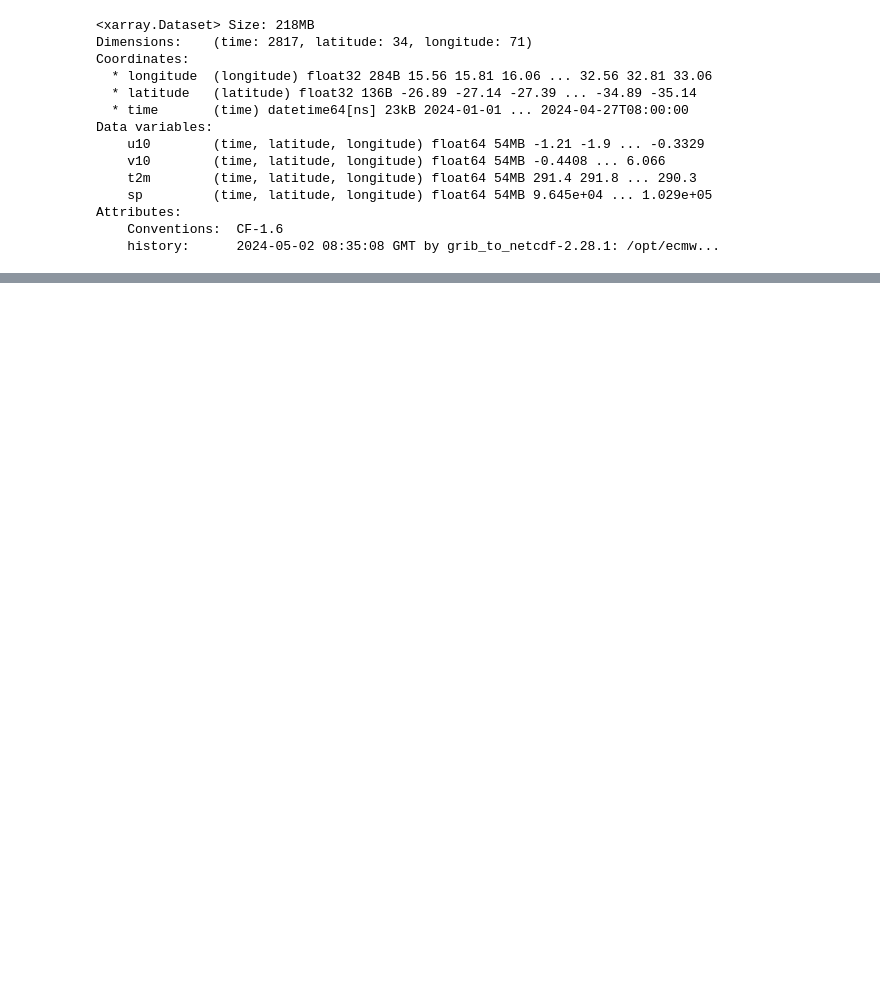
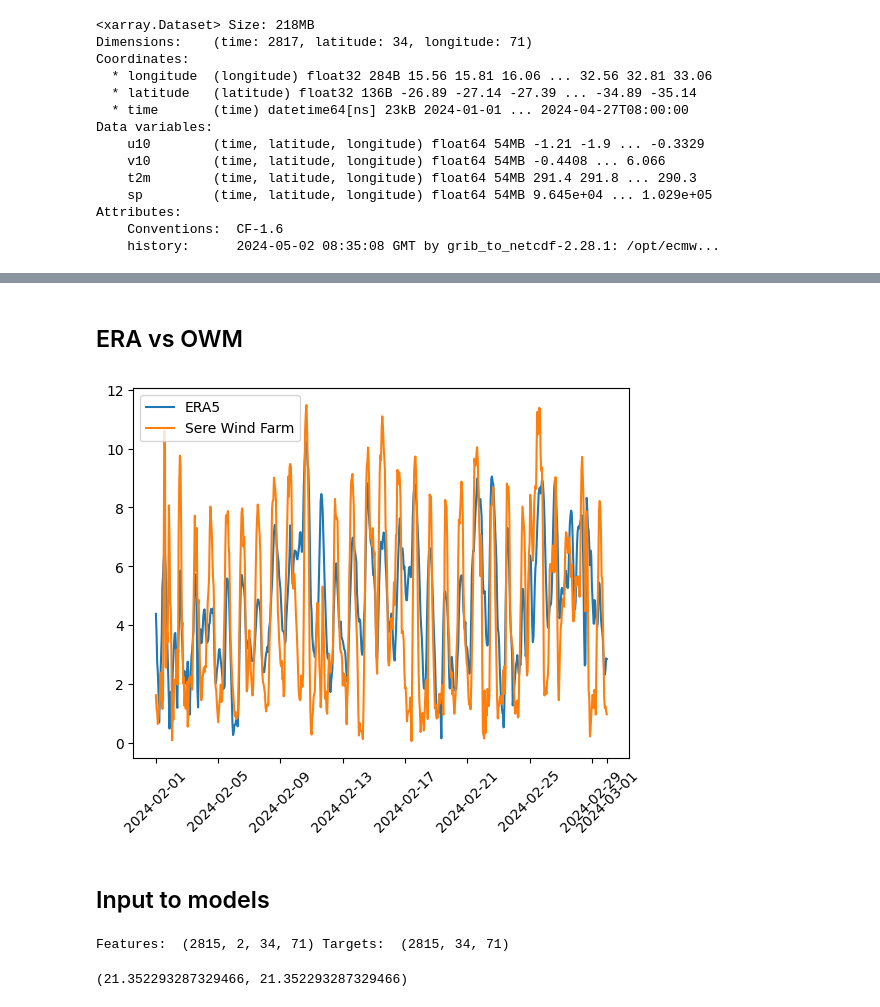
Before and after one commit to Divanvdb/Forecasting_Tools, a Jupyter notebook: 7_DataAnalysis.ipynb, the cells around one changed output, grey strips where cells are left out. Saved outputs shown, nothing was run; the diff lists cells and outputs as text; code cells hidden in the pictures; blank space fills up the shorter version.

```diff
--- a/7_DataAnalysis.ipynb
+++ b/7_DataAnalysis.ipynb
@@ -64,0 +112,19 @@ plt.show()
+# %% [markdown]
+## ERA vs OWM
+# %%
+date = '2024-02'
+
+df = pd.read_csv('data\Sere Wind Farm_hourly_OWM.csv', index_col='timestamp', parse_dates=True)
+era = ds_wind['ws'].sel(latitude=-31.7500, longitude=18.0833, method='nearest').values
+time = ds_wind['time'].values
+df_ERA = pd.DataFrame(era, index=time, columns=['ERA5'])
+plt.plot(df_ERA.loc[date], label = 'ERA5')
+plt.plot(df.loc[date]['wind_speed'], label = 'Sere Wind Farm')
+
+plt.xticks(rotation=45)
+plt.legend()
+plt.show()
+# %% [output]
+[figure, added]
+# %% [markdown]
+## Input to models
@@ -64,0 +141,16 @@ plt.show()
+# %%
+window_size = 2
+ds_ = ds_wind['ws']
+
+lon = ds_wind.longitude
+lat = ds_wind.latitude
+
+X, y = windows(ds_, window_size)
+
+print('Features: ', np.array(X).shape,'Targets: ', np.array(y).shape)
+# %% [output]
+Features:  (2815, 2, 34, 71) Targets:  (2815, 34, 71)
+# %%
+X.max(), y.max()
+# %% [output]
+(21.352293287329466, 21.352293287329466)
```
Also changed, not shown: parts of 14 cells of this notebook, 1 other file.
